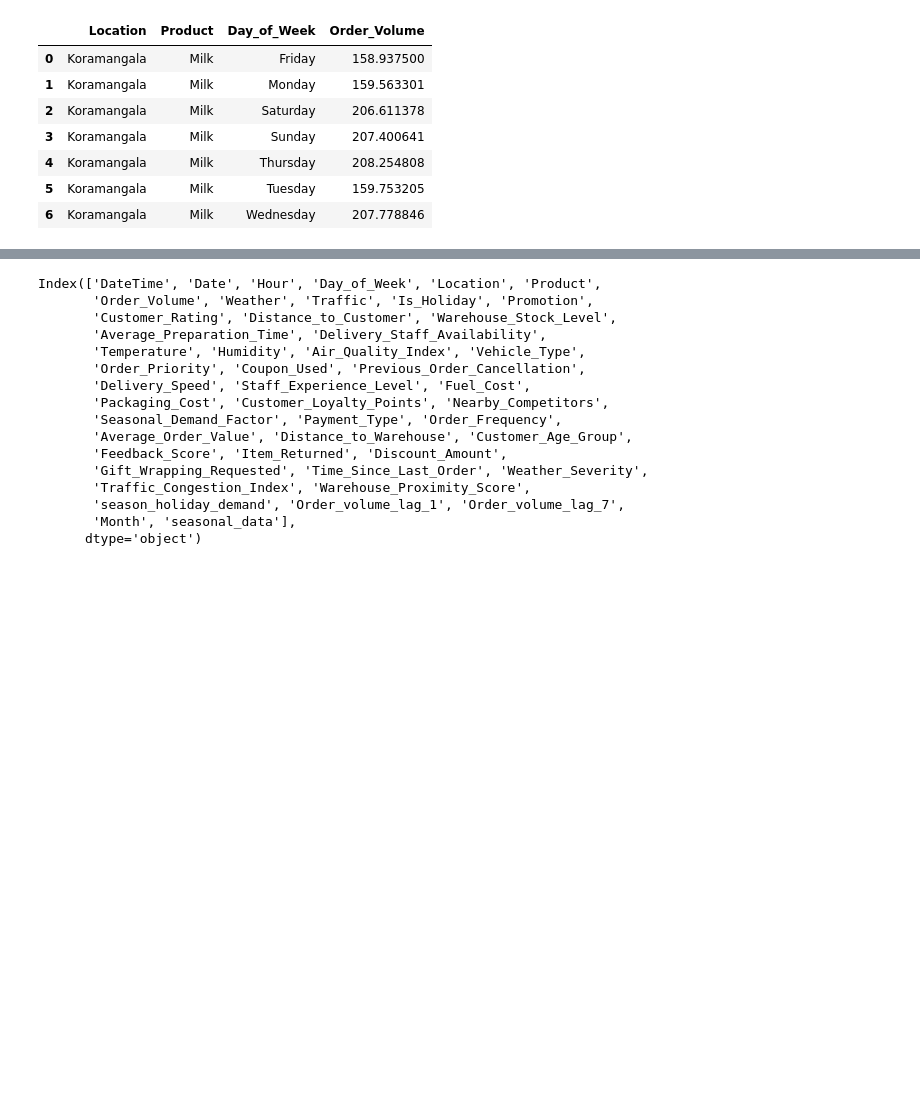
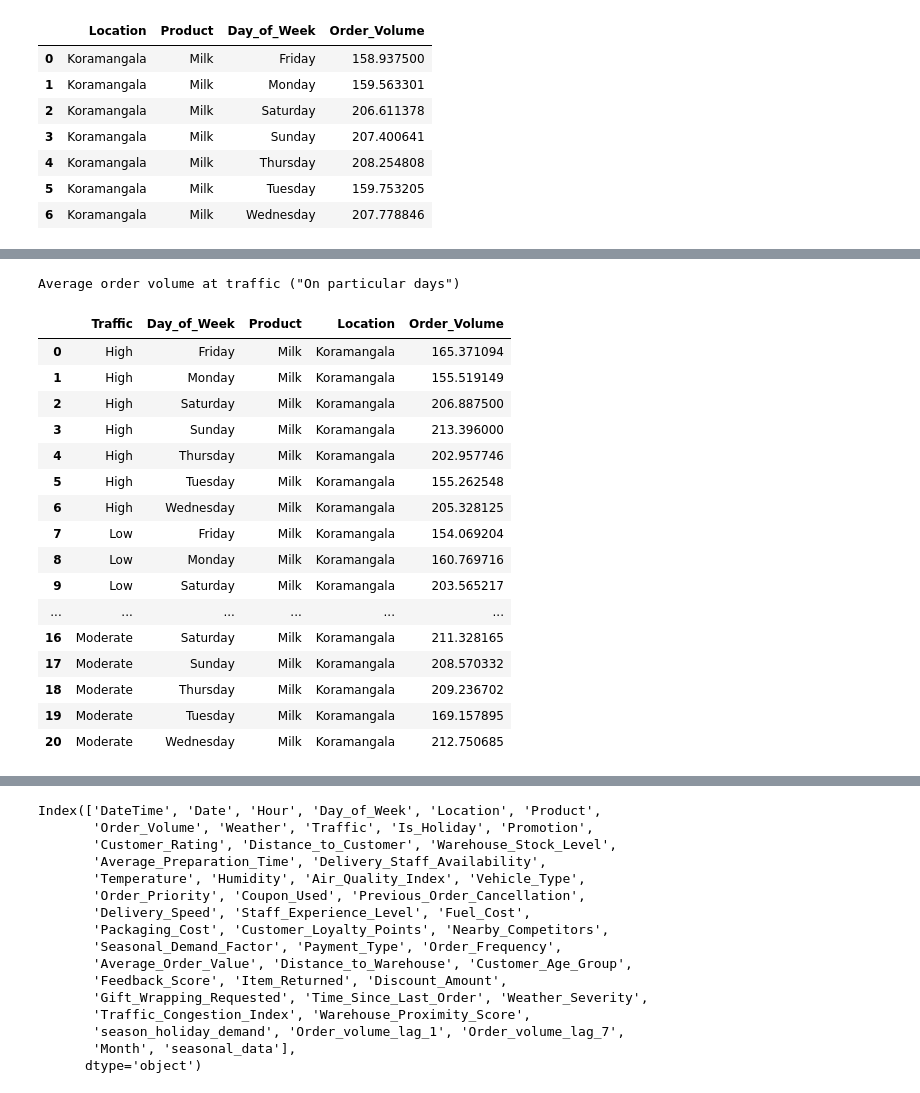
Before and after one commit to rahul8879/swiggy_demand_modelling, a Jupyter notebook: notebooks/analysis.ipynb, the cells around one changed output, grey strips where cells are left out. Cells and saved outputs as stored; diff of their text form; code cells hidden in the pictures; blank space fills up the shorter version.

```diff
--- a/notebooks/analysis.ipynb
+++ b/notebooks/analysis.ipynb
@@ -1074,0 +1148,23 @@ Average order volume of on koramangala:
+# %%
+average_order_volume_traffic=product_data.groupby(['Traffic','Day_of_Week','Product','Location'])['Order_Volume'].mean().reset_index()
+print('Average order volume at traffic ("On particular days")')
+average_order_volume_traffic
+# %% [output]
+Average order volume at traffic ("On particular days")
+|  | Traffic | Day_of_Week | Product | Location | Order_Volume |
+| 0 | High | Friday | Milk | Koramangala | 165.371094 |
+| 1 | High | Monday | Milk | Koramangala | 155.519149 |
+| 2 | High | Saturday | Milk | Koramangala | 206.887500 |
+| 3 | High | Sunday | Milk | Koramangala | 213.396000 |
+| 4 | High | Thursday | Milk | Koramangala | 202.957746 |
+| 5 | High | Tuesday | Milk | Koramangala | 155.262548 |
+| 6 | High | Wednesday | Milk | Koramangala | 205.328125 |
+| 7 | Low | Friday | Milk | Koramangala | 154.069204 |
+| 8 | Low | Monday | Milk | Koramangala | 160.769716 |
+| 9 | Low | Saturday | Milk | Koramangala | 203.565217 |
+| ... | ... | ... | ... | ... | ... |
+| 16 | Moderate | Saturday | Milk | Koramangala | 211.328165 |
+| 17 | Moderate | Sunday | Milk | Koramangala | 208.570332 |
+| 18 | Moderate | Thursday | Milk | Koramangala | 209.236702 |
+| 19 | Moderate | Tuesday | Milk | Koramangala | 169.157895 |
+| 20 | Moderate | Wednesday | Milk | Koramangala | 212.750685 |
```
Also changed, not shown: parts of 15 cells of this notebook.
